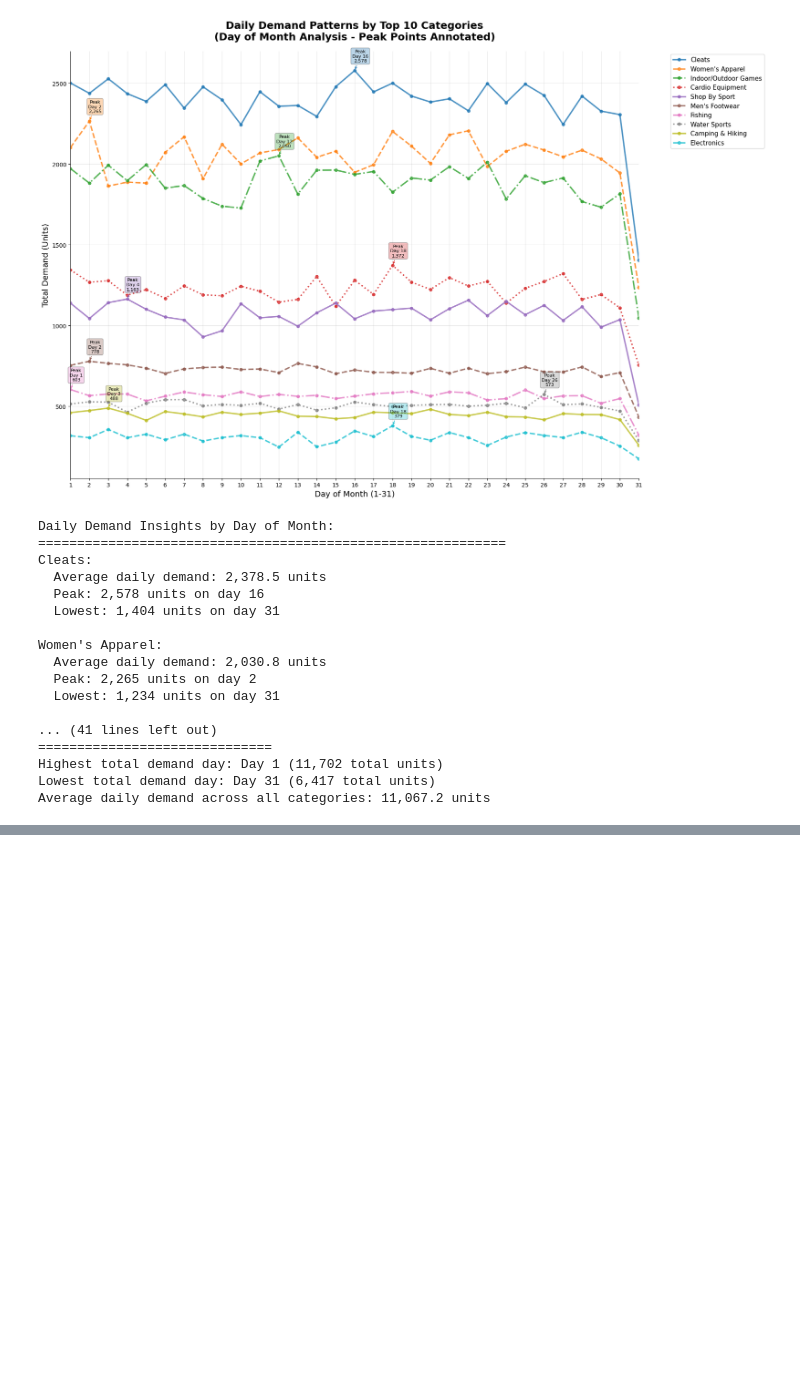
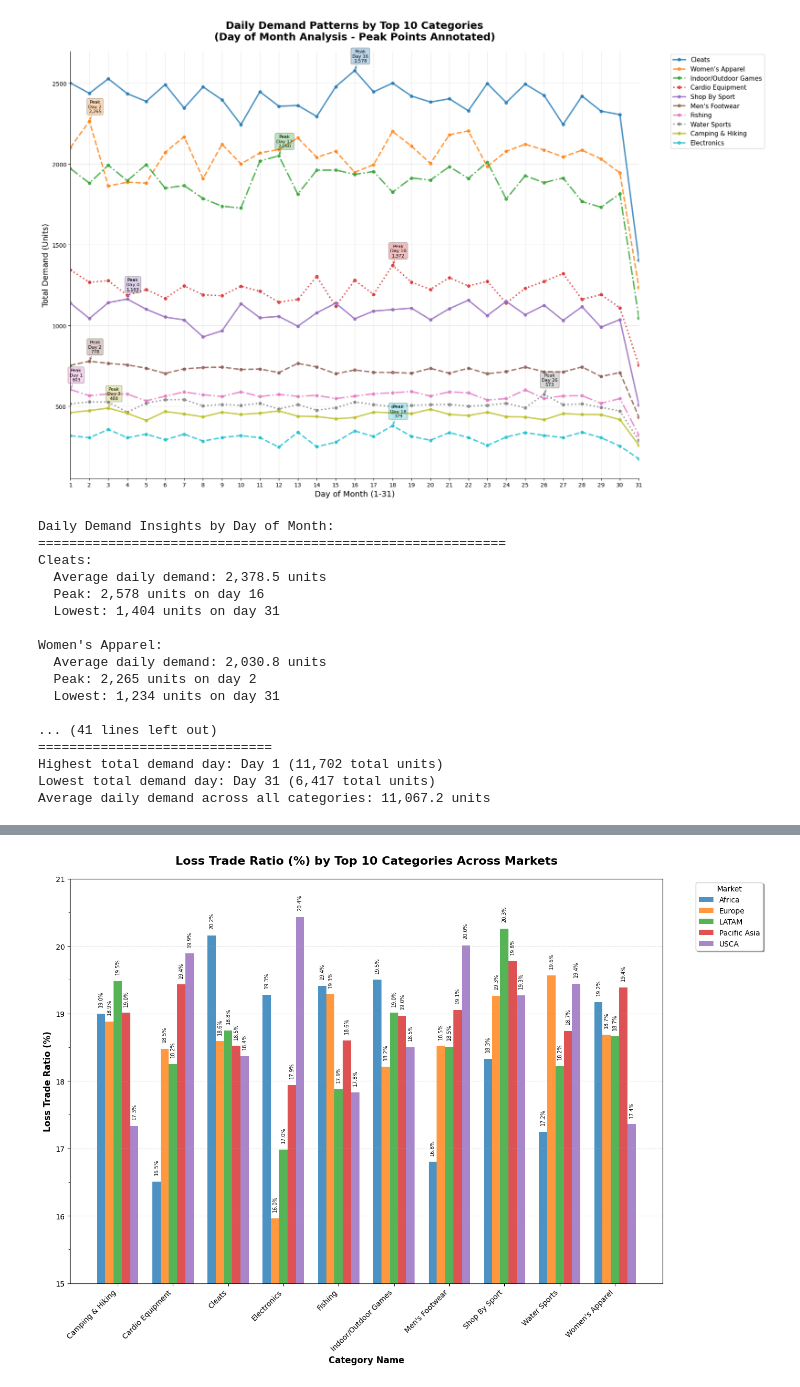
Before and after one commit to WilliamJhong/2025AAE722_William-J, a Jupyter notebook: Final Project/FP1.ipynb, the cells around one changed output, grey strips where cells are left out. Cells and saved outputs as stored; diff of their text form; code cells hidden in the pictures; blank space fills up the shorter version.

```diff
--- a/Final Project/FP1.ipynb
+++ b/Final Project/FP1.ipynb
@@ -839,0 +1053,87 @@ Average daily demand across all categories: 11,067.2 units
+# %%
+# Graph 3: Loss Trade Ratio (Negative Profit Percentage) by Top 10 Categories in Each Market
+# Use the existing category_market_summary data for top 10 categories
+ratio_data = category_market_summary[category_market_summary['Category Name'].isin(top_10_categories)]
+
+# Create pivot table for negative profit ratios (loss trade ratios)
+ratio_pivot = ratio_data.pivot(index='Category Name', columns='Market', values='Negative Profit Ratio').fillna(0)
+
+# Create the loss trade ratio visualization
+plt.figure(figsize=(14, 10))
+
+# Create bar chart
+x_pos = np.arange(len(ratio_pivot.index))
+width = 0.15  # Width of bars
+markets = ratio_pivot.columns
+
+for i, market in enumerate(markets):
+    plt.bar(x_pos + i * width, ratio_pivot[market] * 100, width,  # Convert to percentage
+           label=market, color=colors_market[i % len(colors_market)], alpha=0.8)
+
+plt.title('Loss Trade Ratio (%) by Top 10 Categories Across Markets',
+          fontsize=16, fontweight='bold', pad=20)
+plt.xlabel('Category Name', fontsize=12, fontweight='bold')
+plt.ylabel('Loss Trade Ratio (%)', fontsize=12, fontweight='bold')
+plt.xticks(x_pos + width * 2, ratio_pivot.index, rotation=45, ha='right', fontsize=10)
+plt.legend(title='Market', bbox_to_anchor=(1.05, 1), loc='upper left', frameon=True, fancybox=True, shadow=True)
+plt.grid(True, alpha=0.4, axis='y', linestyle='--')
+
+# Add value annotations
+for i, market in enumerate(markets):
+    for j, value in enumerate(ratio_pivot[market] * 100):  # Convert to percentage
+        if value > 0:  # Only annotate non-zero values
+            plt.text(j + i * width, value + 0.1, f'{value:.1f}%',
+                    ha='center', va='bottom', fontsize=7, rotation=90)
+
+# Improve y-axis readability
+plt.ylim(15, 21)  # Focus on the actual data range (15-21%)
+plt.gca().yaxis.set_major_locator(plt.MultipleLocator(1.0))  # Y-axis ticks every 1%
+plt.gca().yaxis.set_minor_locator(plt.MultipleLocator(0.5))  # Minor ticks every 0.5%
+plt.gca().tick_params(axis='y', which='major', labelsize=10)
+
+plt.tight_layout()
+plt.show()
+
+# Print insights
+print("Loss Trade Ratio Analysis by Market and Category:")
+print("=" * 60)
+for market in markets:
+    print(f"\n{market} Market:")
+    market_ratios = ratio_pivot[market].sort_values(ascending=False)
+    market_ratios_filtered = market_ratios[market_ratios > 0]
+    if len(market_ratios_filtered) > 0:
+        print(f"  Highest loss ratio: {market_ratios_filtered.index[0]} ({market_ratios_filtered.iloc[0]*100:.2f}%)")
+        print(f"  Average loss ratio: {market_ratios_filtered.mean()*100:.2f}%")
+        print(f"  Lowest loss ratio: {market_ratios_filtered.index[-1]} ({market_ratios_filtered.iloc[-1]*100:.2f}%)")
+        print(f"  Range: {(market_ratios_filtered.max() - market_ratios_filtered.min())*100:.2f} percentage points")
+    else:
+        print("  No loss ratio data available")
+
+# Overall insights and risk assessment
+print(f"\nRisk Assessment by Category:")
+print("=" * 40)
+category_avg_ratios = ratio_pivot.mean(axis=1).sort_values(ascending=False)
+print("Categories ranked by average loss ratio across all markets:")
+for i, (category, avg_ratio) in enumerate(category_avg_ratios.items(), 1):
+    risk_level = "HIGH" if avg_ratio > 0.19 else "MEDIUM" if avg_ratio > 0.18 else "LOW"
+    print(f"  {i:2d}. {category}: {avg_ratio*100:.2f}% [{risk_level} RISK]")
+
+print(f"\nMarket Risk Profile:")
+print("=" * 25)
+market_avg_ratios = ratio_pivot.mean().sort_values(ascending=False)
+for i, (market, avg_ratio) in enumerate(market_avg_ratios.items(), 1):
+    risk_level = "HIGH" if avg_ratio > 0.19 else "MEDIUM" if avg_ratio > 0.186 else "LOW"
+    print(f"  {i}. {market}: {avg_ratio*100:.2f}% [{risk_level} RISK]")
+
+# Statistical insights
+print(f"\nStatistical Summary:")
+print("=" * 25)
+all_ratios = ratio_pivot.values.flatten()
+all_ratios = ratio_pivot.values.flatten()
+all_ratios = all_ratios[all_ratios > 0]  # Remove zeros
+print(f"  Overall average loss ratio: {all_ratios.mean()*100:.2f}%")
+print(f"  Standard deviation: {all_ratios.std()*100:.2f} percentage points")
+print(f"  Range: {all_ratios.min()*100:.2f}% - {all_ratios.max()*100:.2f}%")
+print(f"  Categories/Markets above 19%: {len(all_ratios[all_ratios > 0.19])}/{len(all_ratios)}")
+# %% [output]
+[figure, added]
```
Also changed, not shown: parts of 11 cells of this notebook.
